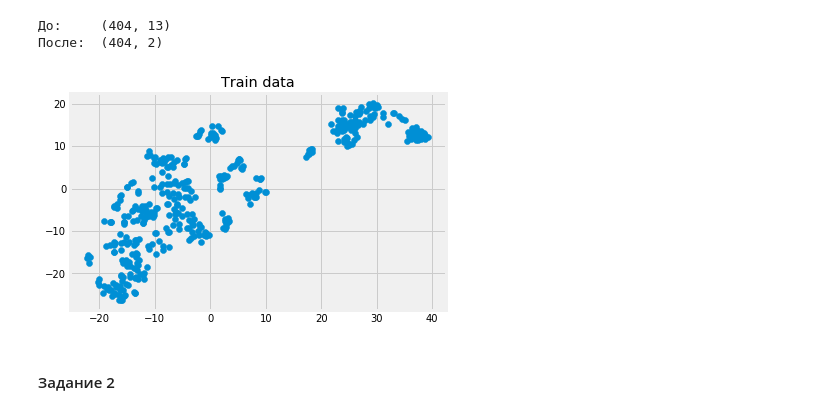
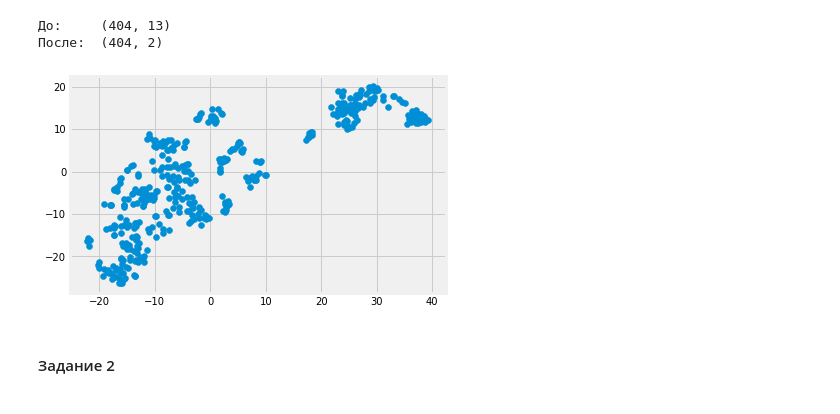
Before and after one commit to wematall/Python_libraries_for_data_science, a Jupyter notebook: Lesson_8_home_task/Домашние задания к уроку 8.ipynb, the cells around one changed output. Saved outputs shown, nothing was run; the diff lists cells and outputs as text; code cells hidden in the pictures.

```diff
--- a/Lesson_8_home_task/Домашние задания к уроку 8.ipynb
+++ b/Lesson_8_home_task/Домашние задания к уроку 8.ipynb
@@ -47,7 +47,8 @@ feature_names = boston["feature_names"]
 # создайте датафреймы X и y из этих данных
 X = pd.DataFrame(data, columns = feature_names)
 
-y = pd.DataFrame(target)
+#y = pd.DataFrame(target)
+y = target
 # %%
 # Разбейте эти датафреймы на тренировочные (X_train, y_train) и тестовые (X_test, y_test)
 # с помощью функции train_test_split так,
@@ -76,11 +77,9 @@ print('После:\t{}'.format(X_train_tsne.shape))
 # %%
 # Постройте диаграмму рассеяния на этих данных
 plt.scatter(X_train_tsne[:, 0], X_train_tsne[:, 1])
 
-plt.title('Train data')
-
 plt.show()
 # %% [output]
-[figure, old version]
+[figure, new version]
 # %% [markdown]
 #### Задание 2
```
Also changed, not shown: parts of 4 cells of this notebook.
